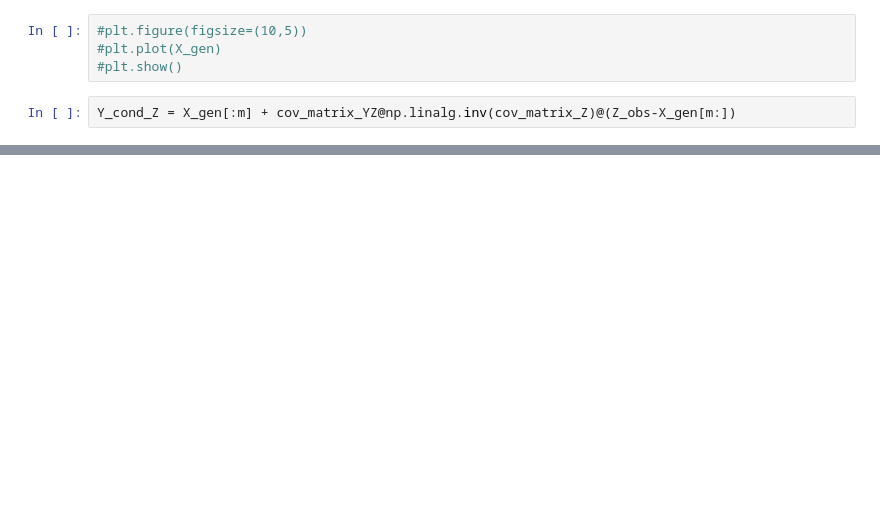
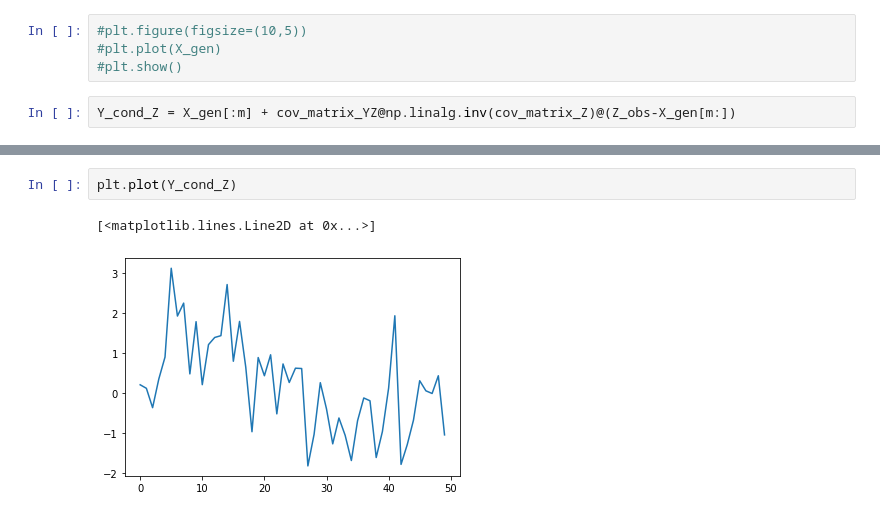
Before and after one commit to evandieren/MATH414-StochasticSimulation, a Jupyter notebook: TP3.ipynb, the cells around one changed output, grey strips where cells are left out. Saved outputs shown, nothing was run; the diff lists cells and outputs as text; blank space fills up the shorter version.

```diff
--- a/TP3.ipynb
+++ b/TP3.ipynb
@@ -184,0 +183,5 @@ array([ 0.62176223, -0.08184319, -0.34299234,  1.0186737 ,  0.97022696,
+# %%
+plt.plot(Y_cond_Z)
+# %% [output]
+[<matplotlib.lines.Line2D at 0x...>]
+[figure, added]
```
Also changed, not shown: parts of 7 cells of this notebook, 2 other files.
